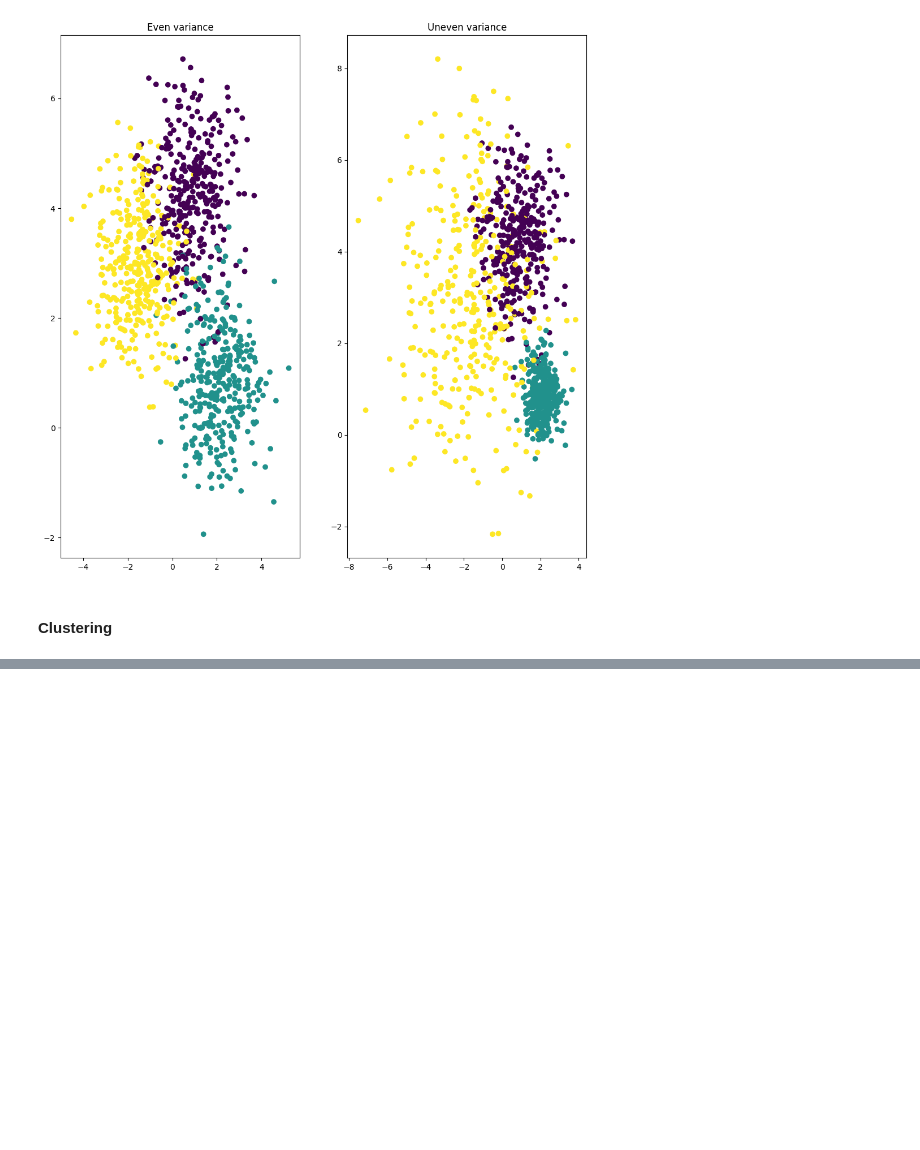
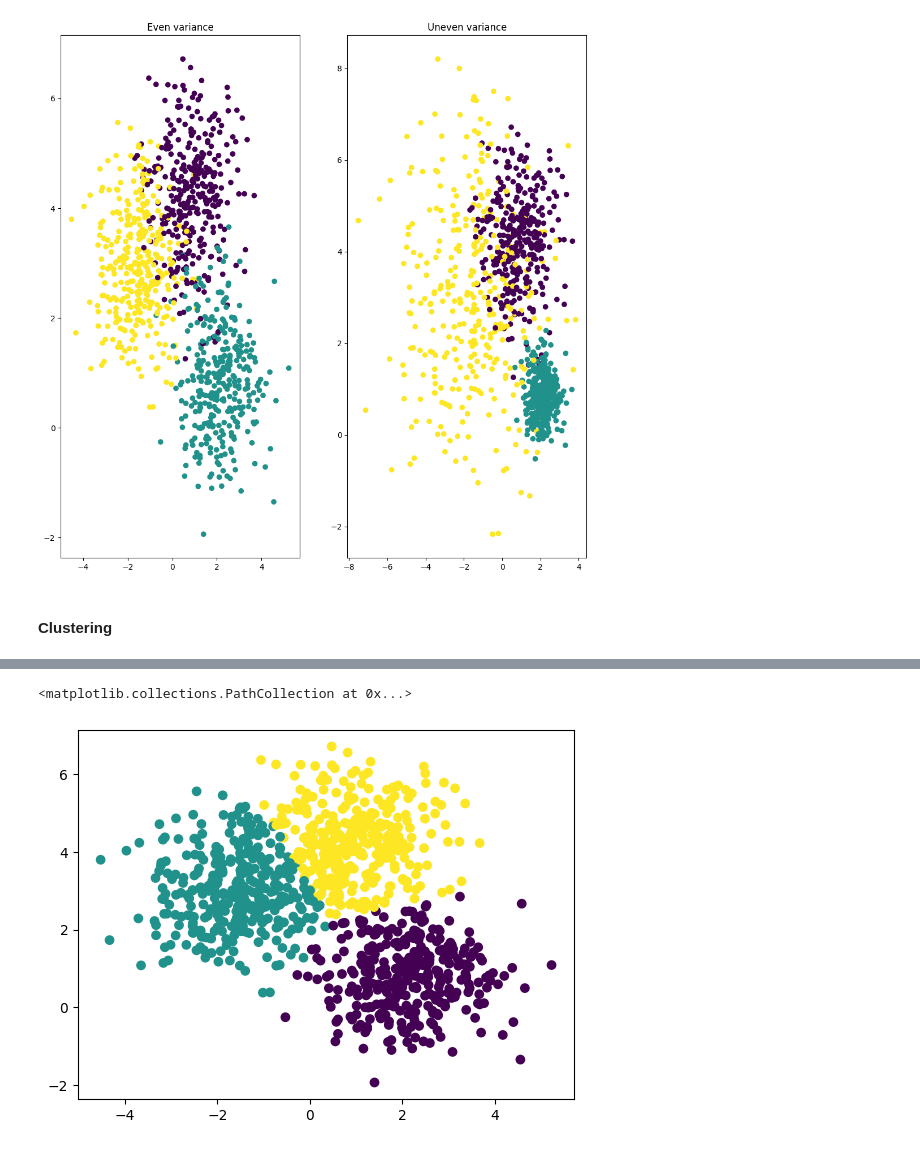
Before and after one commit to eashanchawla/ML-Learn, a Jupyter notebook: ML/Clustering/kmeans_experimentation.ipynb, the cells around one changed output, grey strips where cells are left out. Drawn from its saved outputs; the diff is of its cells as text; code cells hidden in the pictures; blank space fills up the shorter version.

Commit message:
rewritten kmeans code and testing

```diff
--- a/ML/Clustering/kmeans_experimentation.ipynb
+++ b/ML/Clustering/kmeans_experimentation.ipynb
@@ -45,2 +38,0 @@ kmeans = KMeans()
-# %%
-kmeans.fit(X)
@@ -46,0 +46,5 @@ kmeans.fit(X)
+# %%
+plt.scatter(X[:, 0], X[:, 1], c=assignments)
+# %% [output]
+<matplotlib.collections.PathCollection at 0x...>
+[figure, added]
```
Also changed, not shown: parts of 19 cells of this notebook, 1 other file.
